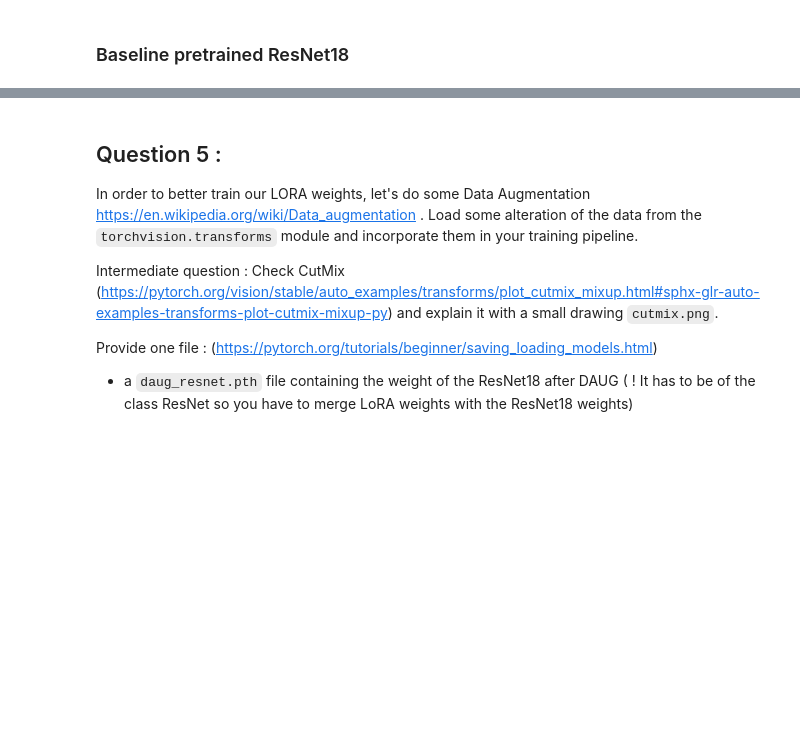
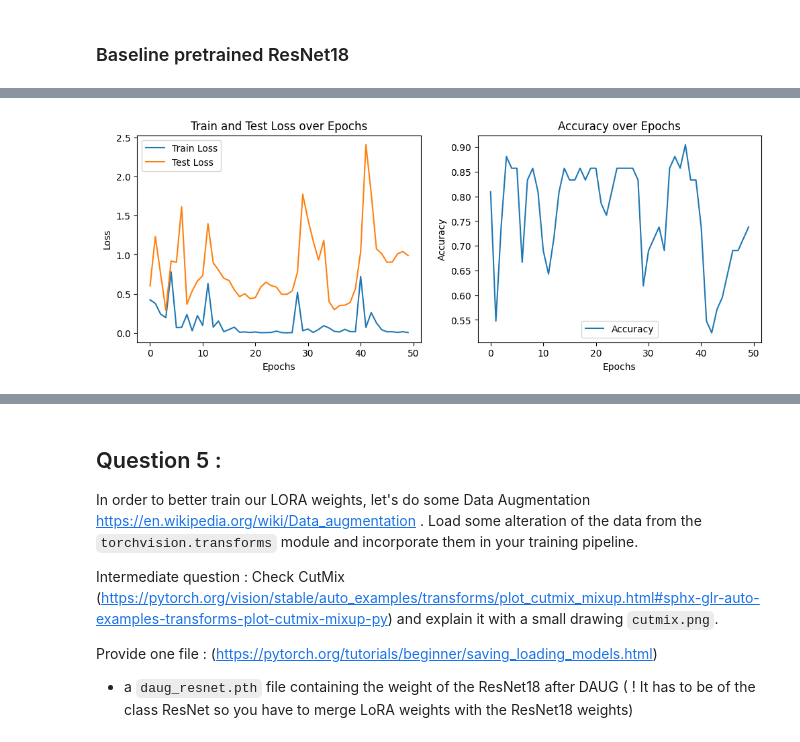
Before and after one commit to matthieuneau/deep-learning-practice, a Jupyter notebook: TP4.ipynb, the cells around one changed output, grey strips where cells are left out. Cells and saved outputs as stored; diff of their text form; code cells hidden in the pictures; blank space fills up the shorter version.

```diff
--- a/TP4.ipynb
+++ b/TP4.ipynb
@@ -215,18 +212,19 @@ In our case, we apply LoRA to convolutions. The idea remains the same but instea
 # %% [markdown]
 ### Baseline pretrained ResNet18
 # %%
-# resnet = deepcopy(pretrained_model)
-# resnet.fc = nn.Linear(512, 2)
+resnet = deepcopy(pretrained_model)
+resnet.fc = nn.Linear(512, 2)
 
-# train_dataloader = DataLoader(north_dataset, batch_size=8, shuffle=True)
-# test_dataloader = DataLoader(test_dataset, batch_size=len(test_dataset))
+train_dataloader = DataLoader(north_dataset, batch_size=8, shuffle=True)
+test_dataloader = DataLoader(test_dataset, batch_size=len(test_dataset))
 
-# n_epochs = 20
-# loss_fn = nn.CrossEntropyLoss()
-# optimizer = torch.optim.Adam(resnet.parameters(), lr=5e-4, weight_decay=1e-4)
+n_epochs = 50
+loss_fn = nn.CrossEntropyLoss()
+optimizer = torch.optim.Adam(resnet.parameters(), lr=5e-4, weight_decay=1e-4)
 
-# train_loss_history, test_loss_history, accuracy_history = train(
-#     resnet, train_dataloader, test_dataloader, loss_fn, optimizer, n_epochs, device
-# )
+train_loss_history, test_loss_history, accuracy_history = train(
+    resnet, train_dataloader, test_dataloader, loss_fn, optimizer, n_epochs, device
+)
 
-# plot_training(train_loss_history, test_loss_history, accuracy_history)
+plot_training(train_loss_history, test_loss_history, accuracy_history)
+# %% [output]
@@ -233 +232,2 @@ In our case, we apply LoRA to convolutions. The idea remains the same but instea
+[figure, added]
 # %%
```
Also changed, not shown: parts of 11 cells of this notebook, 2 other files.
